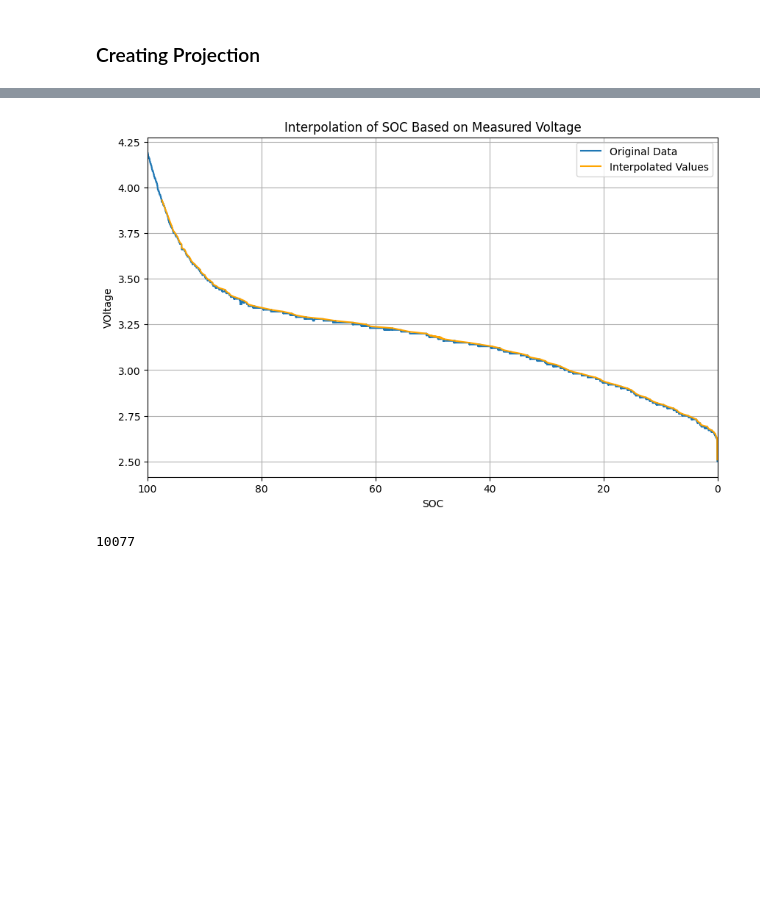
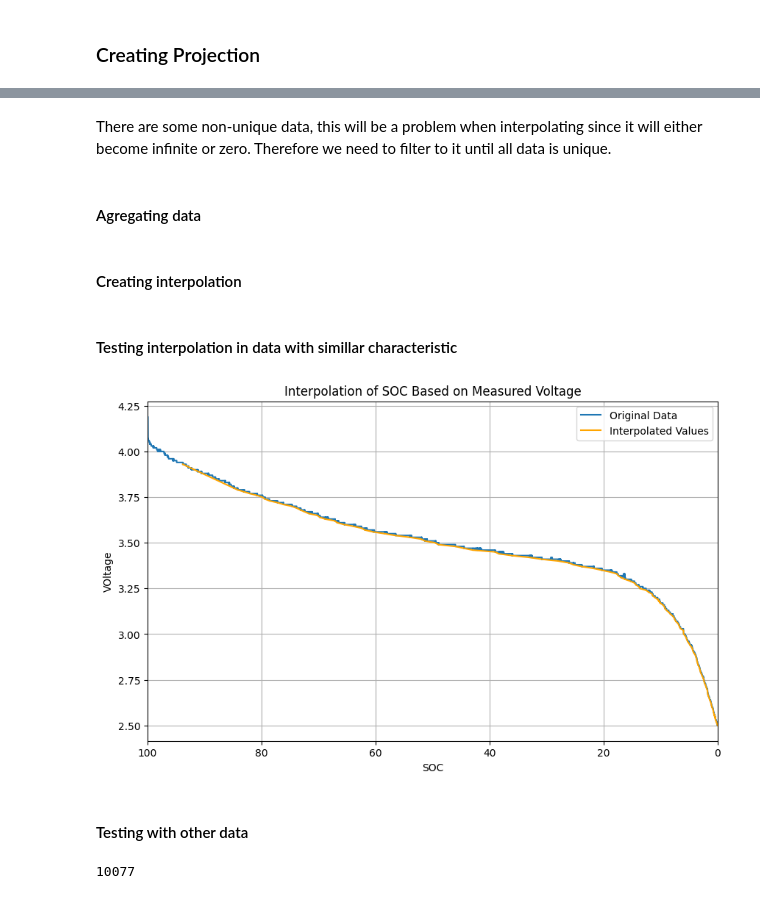
Before and after one commit to itbdelaboprogramming/BMS, a Jupyter notebook: Project N-ePower/SOC_20241116.ipynb, the cells around one changed output, grey strips where cells are left out. Drawn from its saved outputs; the diff is of its cells as text; code cells hidden in the pictures; blank space fills up the shorter version.

```diff
--- a/Project N-ePower/SOC_20241116.ipynb
+++ b/Project N-ePower/SOC_20241116.ipynb
@@ -55,7 +55,7 @@ sheet_name = '10 Ampere Discharging'
 # Read the Excel file
 data = pd.read_excel(file_path, sheet_name=sheet_name)
 
-#measured_voltage=data['Voltage_24102024 (mV)'].values/1000
+measured_voltage=data['Voltage_24102024 (mV)'].values/1000
 measured_voltage_flipped = (data['Voltage_24102024 (mV)'].max()-(data['Voltage_24102024 (mV)']-data['Voltage_24102024 (mV)'].min())).values/1000 # Adjust column name if different
 Time = data['Time (s)'].values
 data
@@ -84,13 +84,13 @@ time_intervals_hours = time_step_seconds / 3600  # Convert seconds to hours
 time_intervals = [time_intervals_hours] * (len(data) - 1)
 
 # Estimate the initial SoC based on the first voltage measurement
-initial_soc = 0
+initial_soc = 1
 
 
 current_values = []
 for  i in range(1,len(data)):
     # Extract data for calculations
-    x = (data.loc[i,'Capacity_24102024 (Ah)']-data.loc[i-1,'Capacity_24102024 (Ah)'])*3600/time_step_seconds
+    x = -(data.loc[i,'Capacity_24102024 (Ah)']-data.loc[i-1,'Capacity_24102024 (Ah)'])*3600/time_step_seconds
     current_values.append(x)
 
 current_values.insert(0,sum(current_values)/len(current_values))
@@ -137,6 +149,17 @@ plt.show()
+# %% [markdown]
+There are some non-unique data, this will be a problem when interpolating since it will either become infinite or zero. Therefore we need to filter to it until all data is unique.
+# %% [markdown]
+#### Agregating data
+# %%
+x = data["Voltage_24102024 (mV)"].unique()
+y = np.zeros(len(x))
+for i in range(len(x)-1):
+    y[i] = data["SoC (%)"].loc[data['Voltage_24102024 (mV)'] == x[i]].max()
+# %% [markdown]
+#### Creating interpolation
 # %%
 # Create an interpolation function for SOC based on OCV
-soc_from_TV = interp1d(measured_voltage_flipped, SOC, kind='linear', fill_value="extrapolate")
+soc_from_TV = interp1d(x, y, kind='cubic', fill_value="extrapolate")
 # %%
 def estimate_initial_soc_from_ocv(voltage):
     # Predict SoC using interpolation function
@@ -144,24 +167,28 @@ def estimate_initial_soc_from_ocv(voltage):
     return estimated_soc_percentage   # Convert to fraction
+# %% [markdown]
+#### Testing interpolation in data with simillar characteristic
 # %%
 # Generate some test values to see how the function interpolates/extrapolates
-test_voltages = data['Voltage_30102024 (mV)'].values/1000 # Values to test the interpolation (including extrapolation range)
+test_voltages = data['Voltage_30102024 (mV)'].values # Values to test the interpolation (including extrapolation range)
 interpolated_soc = soc_from_TV(test_voltages)
 
 
 interpolated_soc
 # Plot the results for visualization
 plt.figure(figsize=(10, 6))
-plt.plot(SOC, measured_voltage_flipped, '-', label='Original Data', markersize=8)
-plt.plot(interpolated_soc,  test_voltages, '-', label='Interpolated Values', color='orange')
+plt.plot(SOC, measured_voltage, '-', label='Original Data', markersize=8)
+plt.plot(interpolated_soc,  test_voltages/1000, '-', label='Interpolated Values', color='orange')
 plt.xlabel('SOC')
 plt.ylabel('VOltage')
 plt.title('Interpolation of SOC Based on Measured Voltage')
 plt.legend()
 plt.grid(True)
 plt.xlim(100,0)
 plt.show()
 # %% [output]
-[figure, old version]
+[figure, new version]
+# %% [markdown]
+#### Testing with other data
 # %%
 sheet_name_1 = '10 Ampere Charging'
 
```
Also changed, not shown: parts of 26 cells of this notebook, 1 other file.
